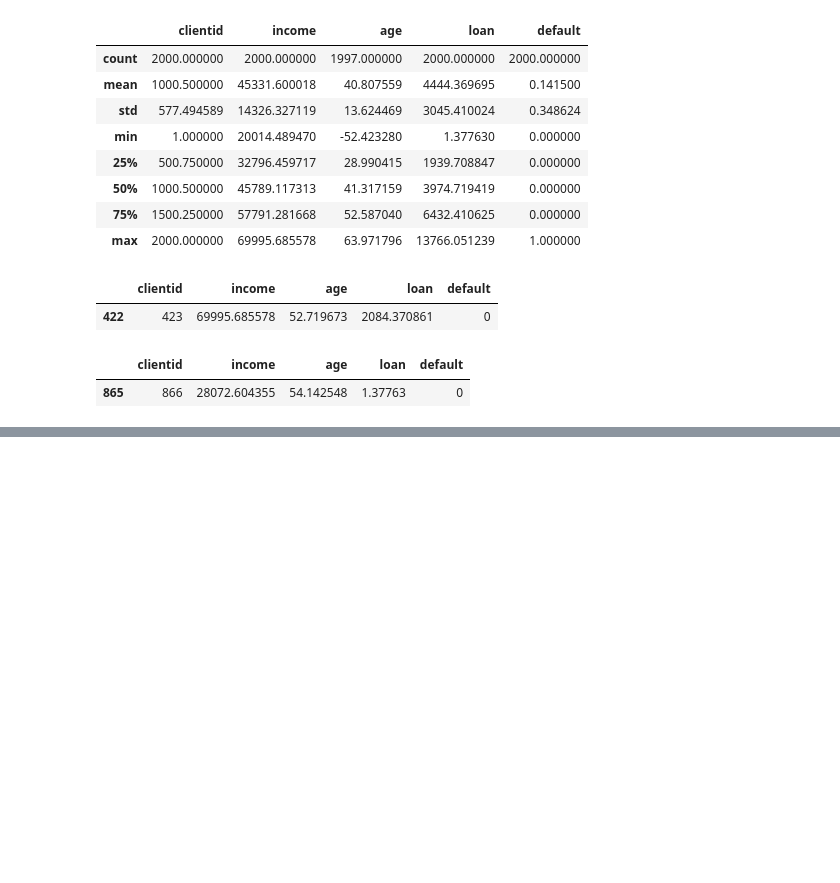
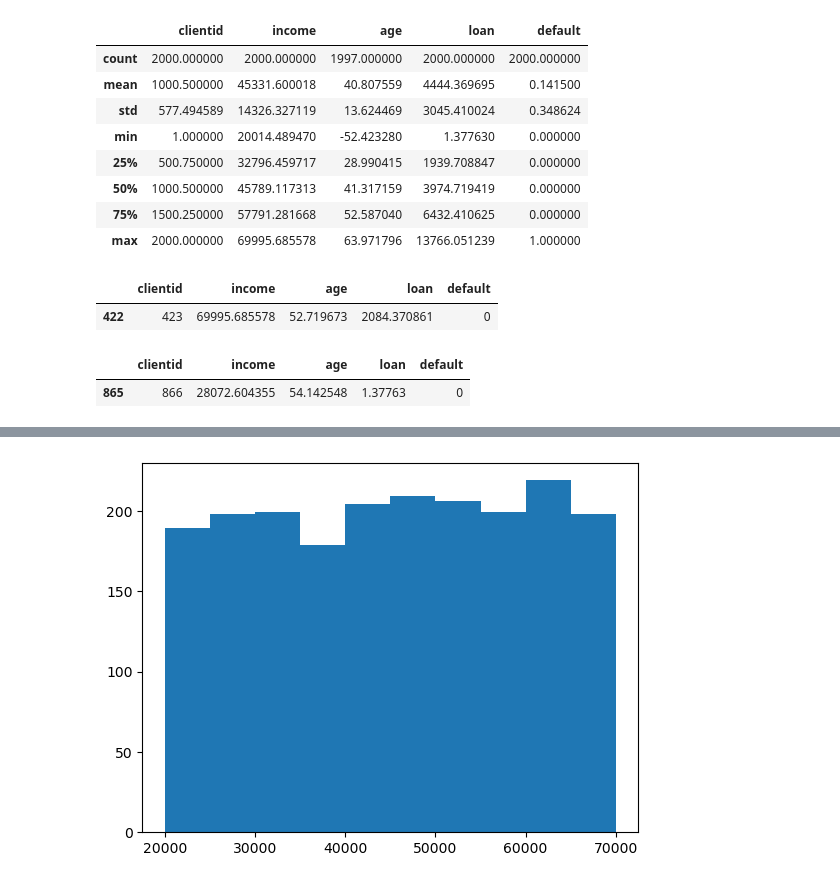
Before and after one commit to gzangalli/Machine-Learning, a Jupyter notebook: Classificação/Pré-processamento de dados/credit_risk.ipynb, the cells around one changed output, grey strips where cells are left out. Saved outputs shown, nothing was run; the diff lists cells and outputs as text; code cells hidden in the pictures; blank space fills up the shorter version.

```diff
--- a/Classificação/Pré-processamento de dados/credit_risk.ipynb
+++ b/Classificação/Pré-processamento de dados/credit_risk.ipynb
@@ -84,0 +100,4 @@ base_credit[base_credit['loan'] <= 1.377630	]
+# %%
+plt.hist(x = base_credit['income']);
+# %% [output]
+[figure, added]
```
Also changed, not shown: parts of 6 cells of this notebook.
